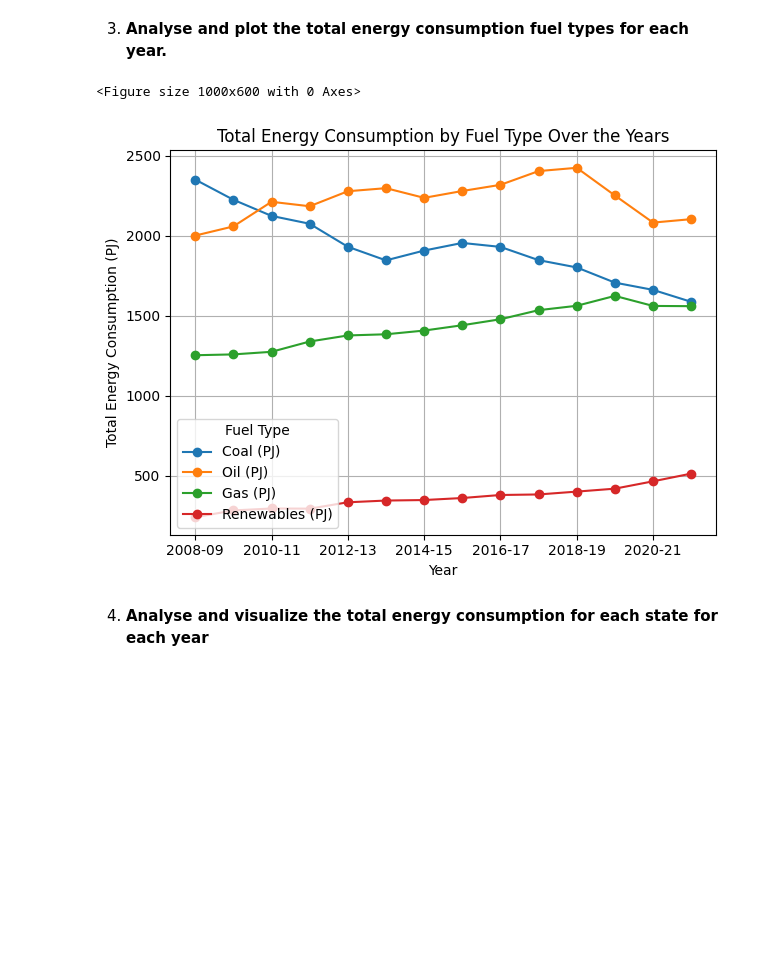
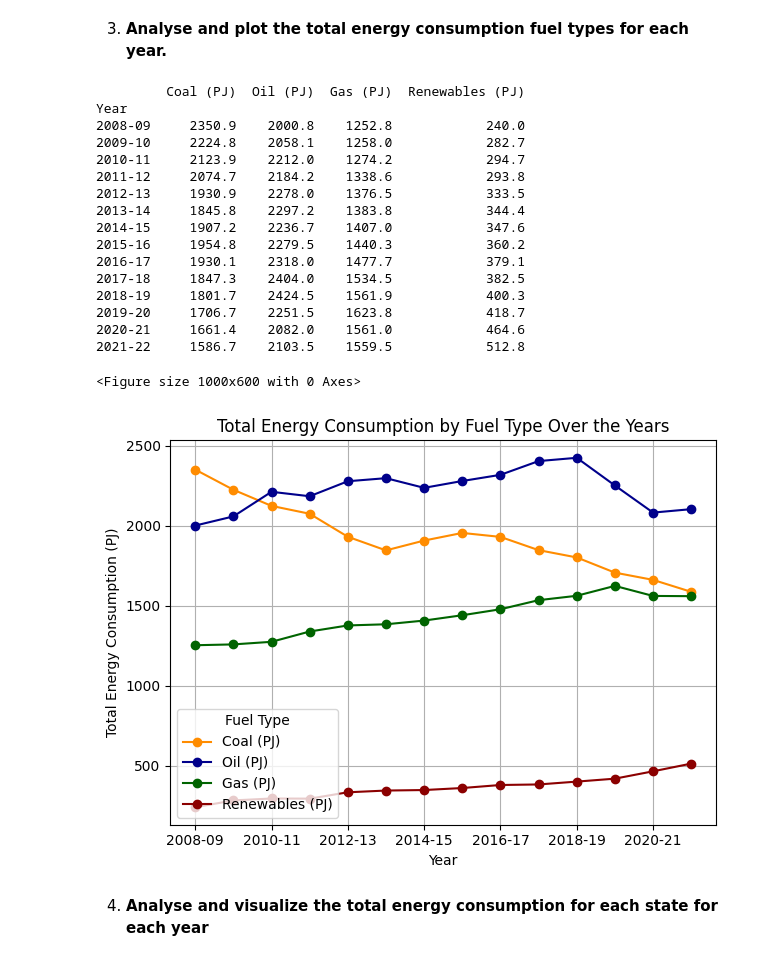
Before and after one commit to TanisiCurtin/Programming-Assignment-2, a Jupyter notebook: Business_Report_Notebook.ipynb, the cells around one changed output. Cells and saved outputs as stored; diff of their text form; code cells hidden in the pictures; blank space fills up the shorter version.

```diff
--- a/Business_Report_Notebook.ipynb
+++ b/Business_Report_Notebook.ipynb
@@ -123,16 +135,18 @@ plt.show()
 query = "SELECT * FROM AUS_energy"
 df = pd.read_sql_query(query, conn)
 
-# Convert the energy columns to numeric, forcing any errors to NaN
-energy_columns = ['Coal (PJ)', 'Oil (PJ)', 'Gas (PJ)', 'Renewables (PJ)']
-df[energy_columns] = df[energy_columns].apply(pd.to_numeric, errors='coerce')
+# Preprocess the energy data
+df = preprocess_energy_data(df, energy_columns)
 
 # Calculate total energy consumption by fuel type
-total_consumption_by_fuel = df[energy_columns].sum()
+total_cons_by_fuel = df[energy_columns].sum()
+
+#Print the table
+print(total_cons_by_fuel)
 
 # Plot the total energy consumption by fuel type
 plt.figure(figsize=(10, 6))
-total_consumption_by_fuel.plot(kind='bar', color=['darkorange', 'darkblue', 'darkgreen', 'darkred'])
+total_cons_by_fuel.plot(kind='bar', color=['darkorange', 'darkblue', 'darkgreen', 'darkred'])
 plt.title('Total Energy Consumption by Fuel Type')
 plt.ylabel('Total Energy Consumption (PJ)')
 plt.xlabel('Fuel Type')
@@ -143,26 +162,44 @@ plt.show()
 # %% [markdown]
 3. **Analyse and plot the total energy consumption fuel types for each year.**
 # %%
-# Convert the energy columns to numeric, forcing any errors to NaN
-energy_columns = ['Coal (PJ)', 'Oil (PJ)', 'Gas (PJ)', 'Renewables (PJ)']
-df[energy_columns] = df[energy_columns].apply(pd.to_numeric, errors='coerce')
+# Preprocess the energy data
+df = preprocess_energy_data(df, energy_columns)
 
 # Group by year and sum the energy consumption for each fuel type
 total_energy_by_yr = df.groupby('Year')[energy_columns].sum()
 
+#Print the table
+print(total_energy_by_yr)
+
 # Plot the total energy consumption for each fuel type over the years
 plt.figure(figsize=(10, 6))
-total_energy_by_yr.plot(kind='line', marker='o')
+total_energy_by_yr.plot(kind='line', marker='o', color=['darkorange', 'darkblue', 'darkgreen', 'darkred'])
 plt.title('Total Energy Consumption by Fuel Type Over the Years')
 plt.xlabel('Year')
 plt.ylabel('Total Energy Consumption (PJ)')
 plt.grid(True)
 plt.legend(title='Fuel Type')
 plt.tight_layout()
 plt.show()
 # %% [output]
-<Figure size 1000x600 with 0 Axes>
+         Coal (PJ)  Oil (PJ)  Gas (PJ)  Renewables (PJ)
+Year
+2008-09     2350.9    2000.8    1252.8            240.0
+2009-10     2224.8    2058.1    1258.0            282.7
+2010-11     2123.9    2212.0    1274.2            294.7
+2011-12     2074.7    2184.2    1338.6            293.8
+2012-13     1930.9    2278.0    1376.5            333.5
+2013-14     1845.8    2297.2    1383.8            344.4
+2014-15     1907.2    2236.7    1407.0            347.6
+2015-16     1954.8    2279.5    1440.3            360.2
+2016-17     1930.1    2318.0    1477.7            379.1
+2017-18     1847.3    2404.0    1534.5            382.5
+2018-19     1801.7    2424.5    1561.9            400.3
+2019-20     1706.7    2251.5    1623.8            418.7
+2020-21     1661.4    2082.0    1561.0            464.6
+2021-22     1586.7    2103.5    1559.5            512.8
+<Figure size 1000x600 with 0 Axes>
-[figure, old version]
+[figure, new version]
 # %% [markdown]
 4. **Analyse and visualize the total energy consumption for each state for each year**
 # %%
```
Also changed, not shown: parts of 16 cells of this notebook.
